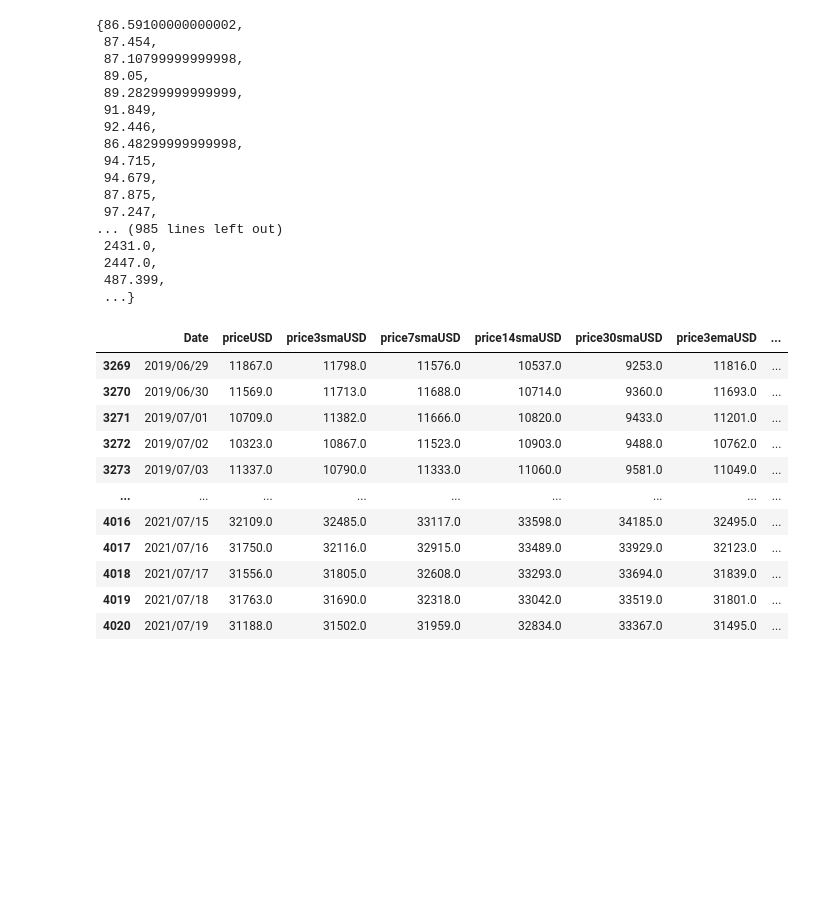
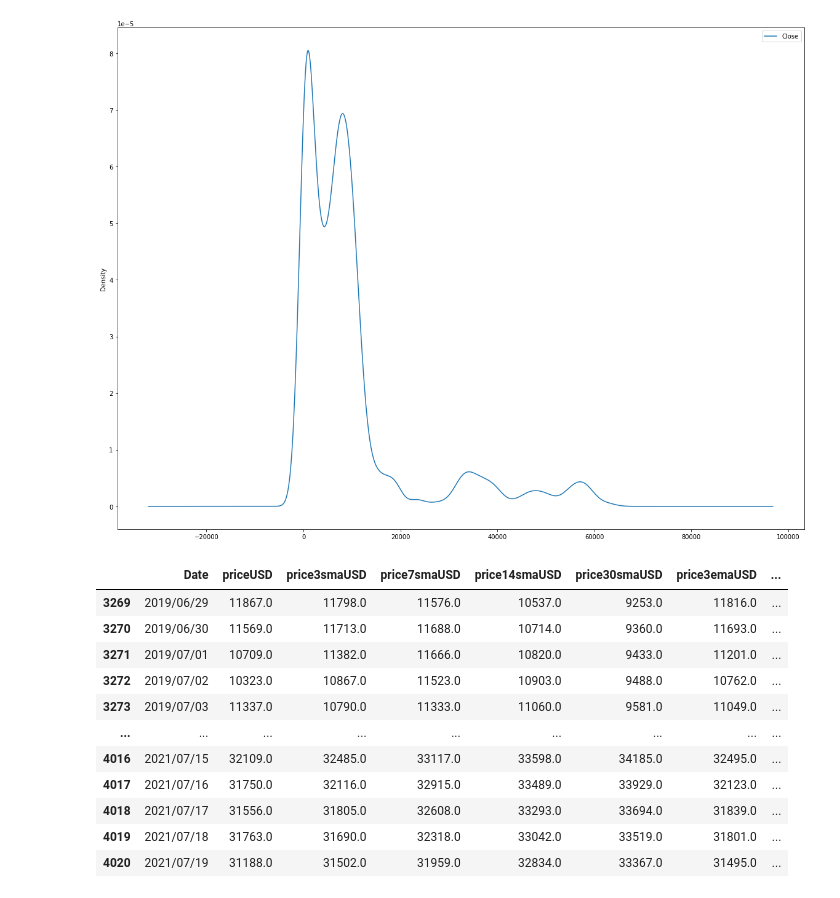
Before and after one commit to deepanshgandhi/Bitcoin-Price-Forecast, a Jupyter notebook: models/Training_ANN_reg.ipynb, the cells around one changed output. Cells and saved outputs as stored; diff of their text form; code cells hidden in the pictures; blank space fills up the shorter version.

```diff
--- a/models/Training_ANN_reg.ipynb
+++ b/models/Training_ANN_reg.ipynb
@@ -90 +142,7 @@ dataframe.head(3)
+# %%
+# Density Plot to see the distribution
+series.plot(kind='kde')
+pyplot.show()
+# %% [output]
+[figure, added]
 # %%
@@ -118,25 +172,7 @@ for i in dataframe.columns:
 # df_out = df_o[~((df_o < (Q1 - 1.5 * IQR)) |(df_o > (Q3 + 1.5 * IQR))).any(axis=1)]
 # dataframe = df_out
 # %%
-set(dataframe['priceUSD'])
+# set(dataframe['priceUSD'])
-# %% [output]
-{86.59100000000002,
- 87.454,
- 87.10799999999998,
- 89.05,
- 89.28299999999999,
- 91.849,
- 92.446,
- 86.48299999999998,
- 94.715,
- 94.679,
- 87.875,
- 97.247,
-... (985 lines left out)
- 2431.0,
- 2447.0,
- 487.399,
- ...}
 # %%
 def create_dataset(dataset, look_back=1):
     dataX, dataY = [], []
```
Also changed, not shown: parts of 38 cells of this notebook, 3 other files.
